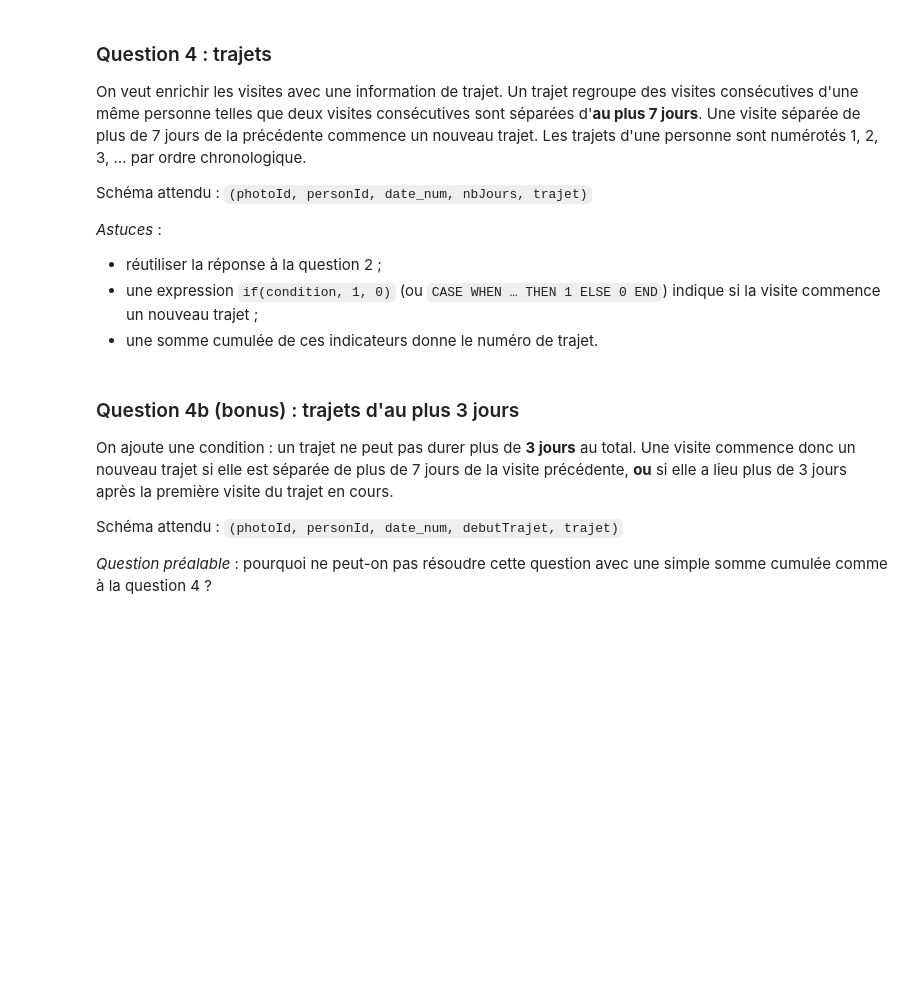
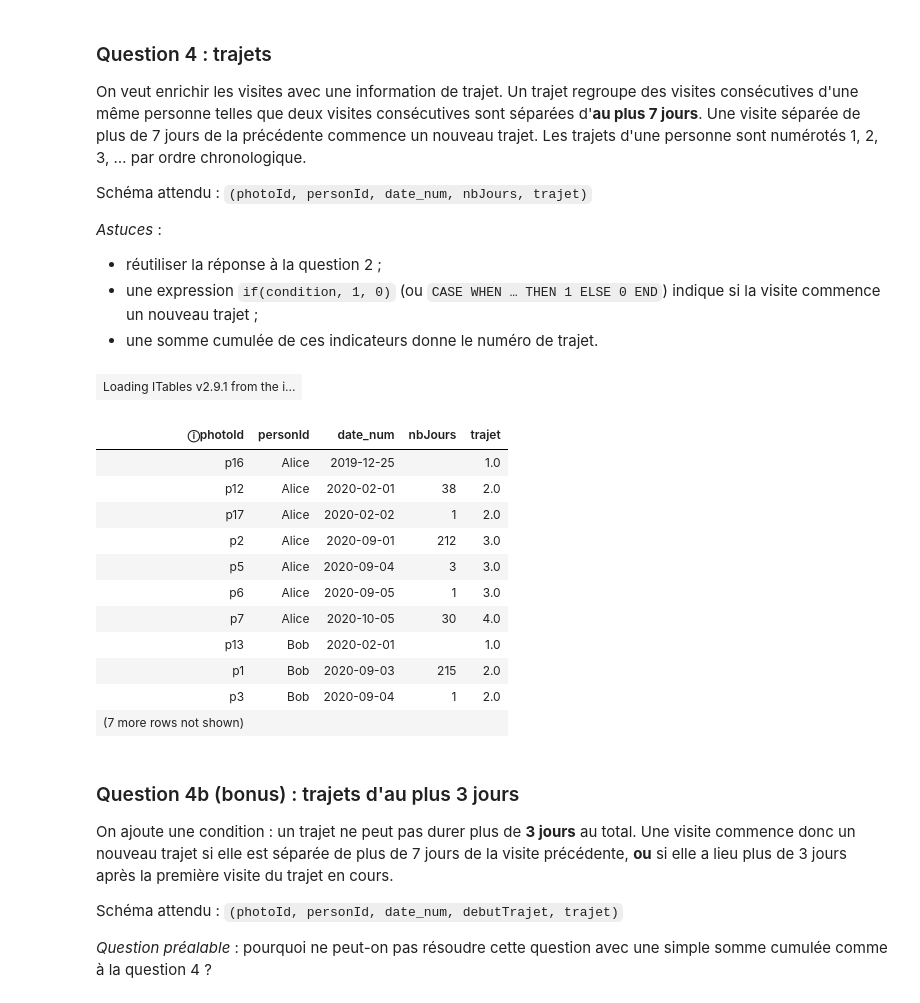
Before and after one commit to cwilson-su/Large-Scale-Data-Analytics-Labs, a Jupyter notebook: LAB2_2026_Fenetres_avec_duckdb.ipynb, the cells around one changed output. Drawn from its saved outputs; the diff is of its cells as text; code cells hidden in the pictures; blank space fills up the shorter version.

```diff
--- a/LAB2_2026_Fenetres_avec_duckdb.ipynb
+++ b/LAB2_2026_Fenetres_avec_duckdb.ipynb
@@ -496,3 +584,60 @@ Schéma attendu : `(photoId, personId, date_num, nbJours, trajet)`
+# %%
+%%sql
+WITH VisitesAvecDelai AS (
+    -- Step 1-Calculate the delay (nbJours) from the previous visit
+    SELECT
+        photoId,
+        personId,
+        date_num,
+        datediff('day',
+            LAG(date_num) OVER (
+                PARTITION BY personId
+                ORDER BY date_num, photoId
+            ),
+            date_num
+        ) AS nbJours
+    FROM Visites
+),
+VisitesAvecIndicateur AS (
+    -- Step 2-mark visits that start a NEW trip with 1, otherwise 0
+    SELECT
+        photoId,
+        personId,
+        date_num,
+        nbJours,
+        CASE
+            WHEN nbJours IS NULL OR nbJours > 7 THEN 1
+            ELSE 0
+        END AS debutTrajet
+    FROM VisitesAvecDelai
+)
+-- Step 3-Compute cumulative sum of trip indicators to form the trip ID
+SELECT
+    photoId,
+    personId,
+    date_num,
+    nbJours,
+    SUM(debutTrajet) OVER (
+        PARTITION BY personId
+        ORDER BY date_num, photoId
+        ROWS BETWEEN UNBOUNDED PRECEDING AND CURRENT ROW
+    ) AS trajet
+FROM VisitesAvecIndicateur
+ORDER BY personId, date_num, photoId;
+# %% [output]
+| Loading ITables v2.9.1 from the i... |
+| ⓘphotoId | personId | date_num | nbJours | trajet |
+| p16 | Alice | 2019-12-25 |  | 1.0 |
+| p12 | Alice | 2020-02-01 | 38 | 2.0 |
+| p17 | Alice | 2020-02-02 | 1 | 2.0 |
+| p2 | Alice | 2020-09-01 | 212 | 3.0 |
+| p5 | Alice | 2020-09-04 | 3 | 3.0 |
+| p6 | Alice | 2020-09-05 | 1 | 3.0 |
+| p7 | Alice | 2020-10-05 | 30 | 4.0 |
+| p13 | Bob | 2020-02-01 |  | 1.0 |
+| p1 | Bob | 2020-09-03 | 215 | 2.0 |
+| p3 | Bob | 2020-09-04 | 1 | 2.0 |
+| (7 more rows not shown) |  |  |  |  |
 # %% [markdown]
 ### Question 4b (bonus) : trajets d'au plus 3 jours
 
```
Also changed, not shown: parts of 9 cells of this notebook.
